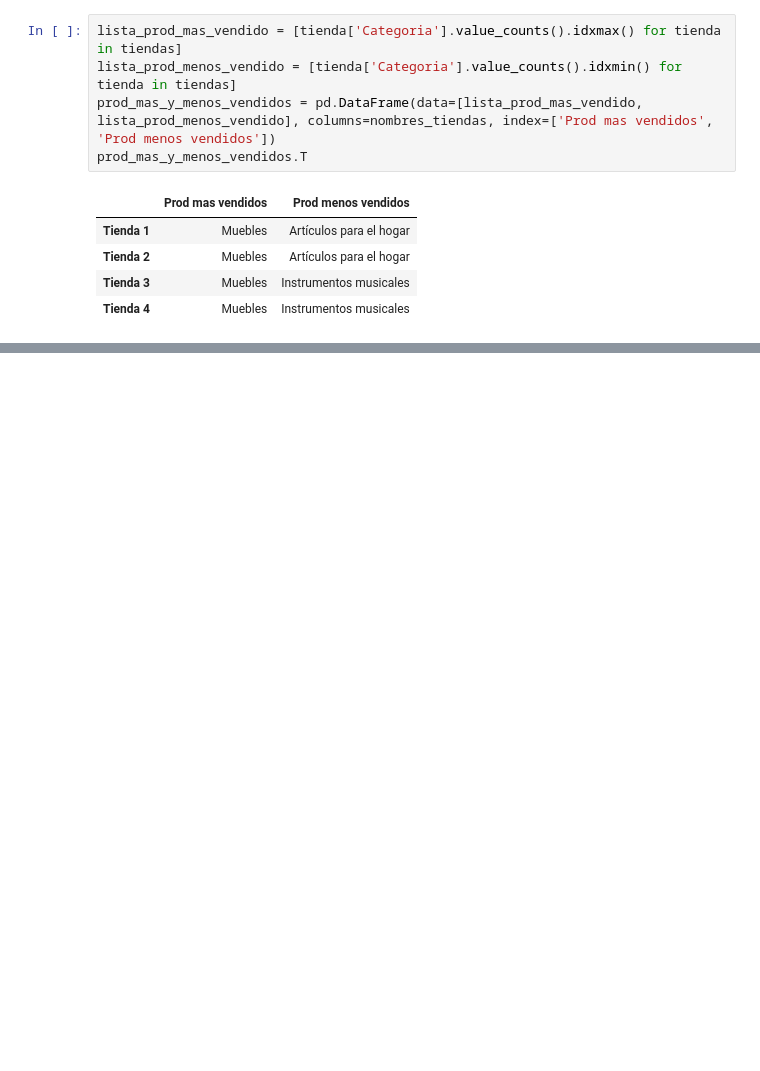
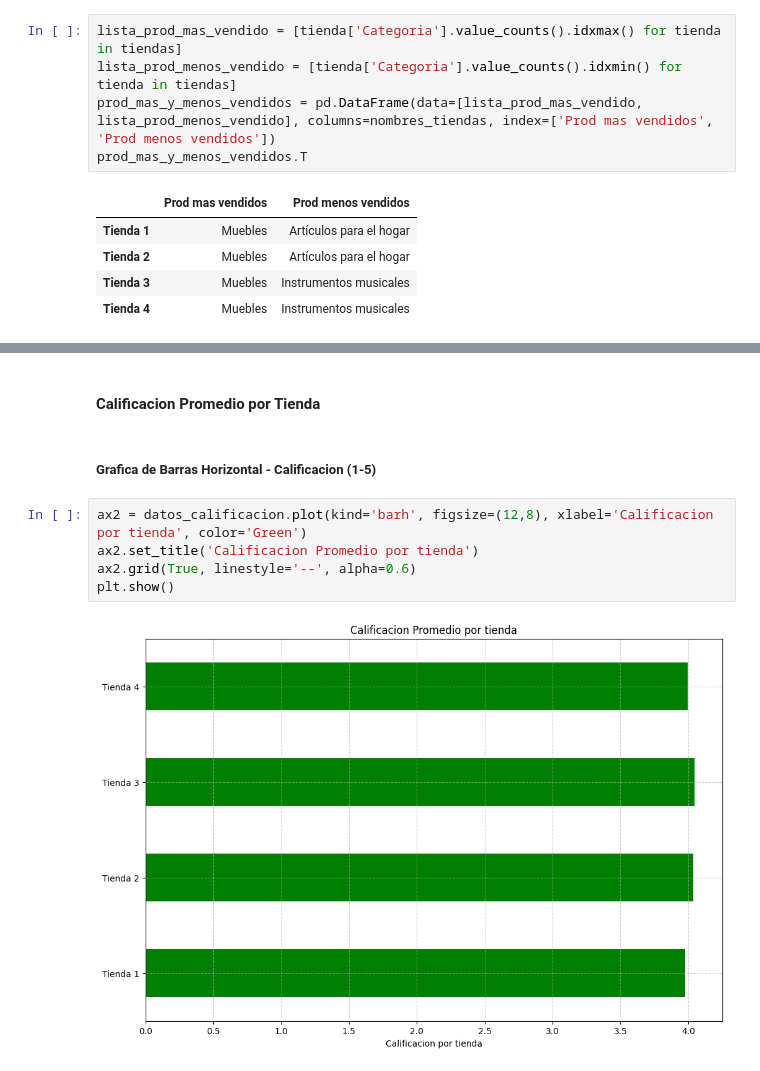
Before and after one commit to MrX7Torres/Proyecto_AluraStoreLatam, a Jupyter notebook: AluraStoreLatam.ipynb, the cells around one changed output, grey strips where cells are left out. Saved outputs shown, nothing was run; the diff lists cells and outputs as text; blank space fills up the shorter version.

```diff
--- a/AluraStoreLatam.ipynb
+++ b/AluraStoreLatam.ipynb
@@ -174,0 +220,11 @@ costo_envio_prom.T
+# %% [markdown]
+#### Calificacion Promedio por Tienda
+# %% [markdown]
+##### Grafica de Barras Horizontal - Calificacion (1-5)
+# %%
+ax2 = datos_calificacion.plot(kind='barh', figsize=(12,8), xlabel='Calificacion por tienda', color='Green')
+ax2.set_title('Calificacion Promedio por tienda')
+ax2.grid(True, linestyle='--', alpha=0.6)
+plt.show()
+# %% [output]
+[figure, added]
```
Also changed, not shown: parts of 36 cells of this notebook.
